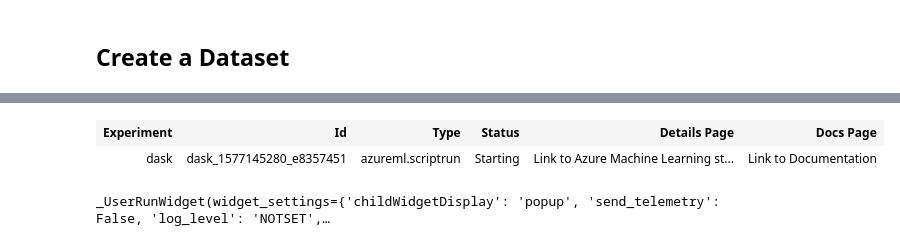
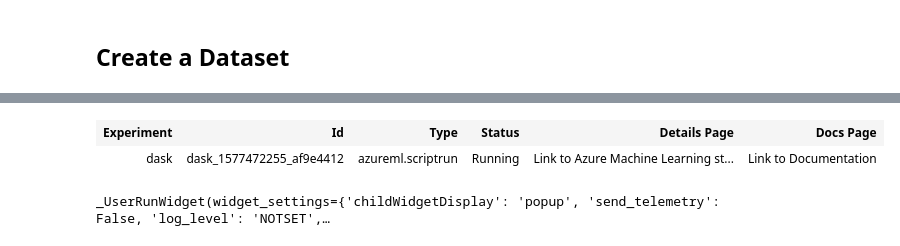
Before and after one commit to lostmygithubaccount/dasky, a Jupyter notebook: example.ipynb, the cells around one changed output, grey strips where cells are left out. Cells and saved outputs as stored; diff of their text form; code cells hidden in the pictures.

```diff
--- a/example.ipynb
+++ b/example.ipynb
@@ -21,7 +21,7 @@ Workspace.create(name='ncus-azureml', subscription_id='6560575d-fa06-4e7d-95fb-f
 # %% [markdown]
 ## Create an Azure ML VM pool
 # %%
-pool_name = 'ds13-cluster'
+pool_name = 'dask-cluster'
 
 if pool_name not in ws.compute_targets:
     # create config for Azure ML cluster
@@ -87,25 +84,25 @@ script_params = {
 # %%
 exp_name   = 'dask'
 mount      = False
 path       = '/mnt/noaa'
 dset_input = ds.as_named_input('data').as_mount(path) if mount else ds.as_named_input('data').as_download(path)
 
-est = Estimator('dask',
+est = Estimator('setup',
                 compute_target          = ct,
-                entry_script            = 'startDask.py',
+                entry_script            = 'start.py',
                 conda_dependencies_file = 'environment.yml',
                 script_params           = script_params,
                 inputs                  = [dset_input],
-                node_count              = 30,
+                node_count              = 25,
                 distributed_training    = MpiConfiguration()
                )
 
-#run = next(ws.experiments[exp_name].get_runs()) # use this to get existing run (if kernel restarted, etc)
-run = Experiment(ws, exp_name).submit(est)
+run = next(ws.experiments[exp_name].get_runs()) # use this to get existing run (if kernel restarted, etc)
+#run = Experiment(ws, exp_name).submit(est)
 run
 # %% [output]
 | Experiment | Id | Type | Status | Details Page | Docs Page |
-| dask | dask_1577145280_e8357451 | azureml.scriptrun | Starting | Link to Azure Machine Learning st... | Link to Documentation |
+| dask | dask_1577472255_af9e4412 | azureml.scriptrun | Running | Link to Azure Machine Learning st... | Link to Documentation |
 # %%
 RunDetails(run).show()
 # %% [output]
```
Also changed, not shown: parts of 27 cells of this notebook.
